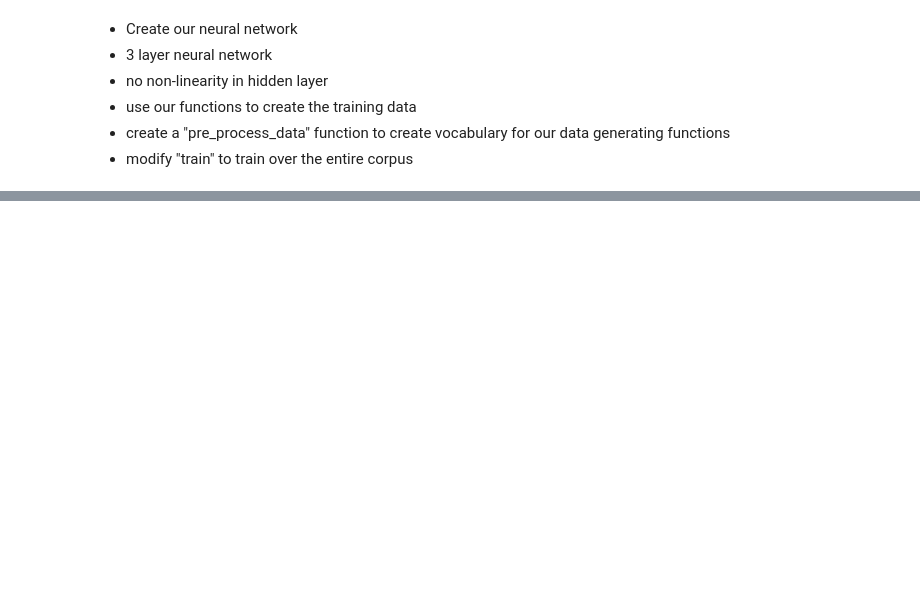
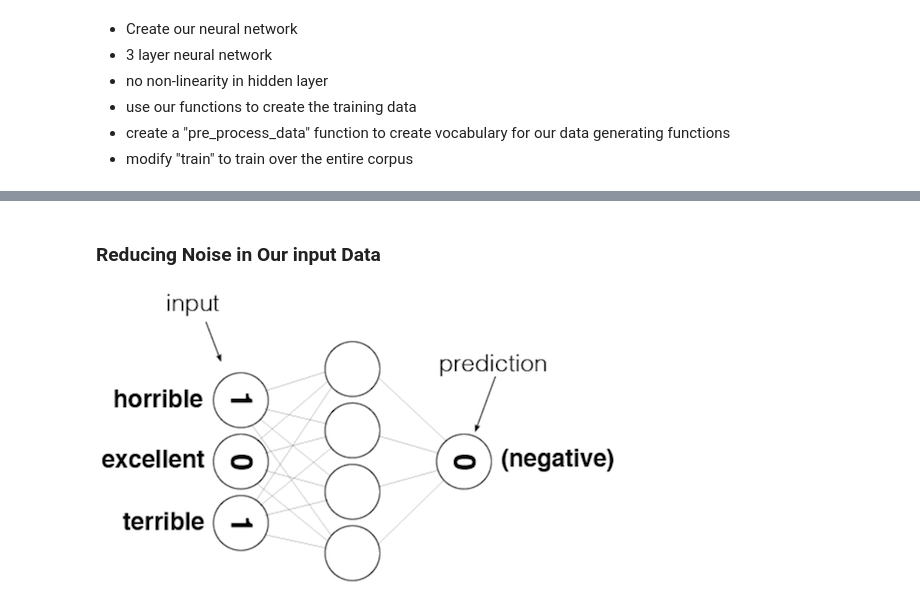
Before and after one commit to alimahzoon/Sentiment-Analysis-, a Jupyter notebook: Sentiment_analysis.ipynb, the cells around one changed output, grey strips where cells are left out. Cells and saved outputs as stored; diff of their text form; code cells hidden in the pictures; blank space fills up the shorter version.

```diff
--- a/Sentiment_analysis.ipynb
+++ b/Sentiment_analysis.ipynb
@@ -654,0 +837,6 @@ class SentimentNetwork:
+# %% [markdown]
+### Reducing Noise in Our input Data
+# %%
+Image(filename='Images/sentiment_network.png')
+# %% [output]
+[figure, added]
```
Also changed, not shown: parts of 147 cells of this notebook.
